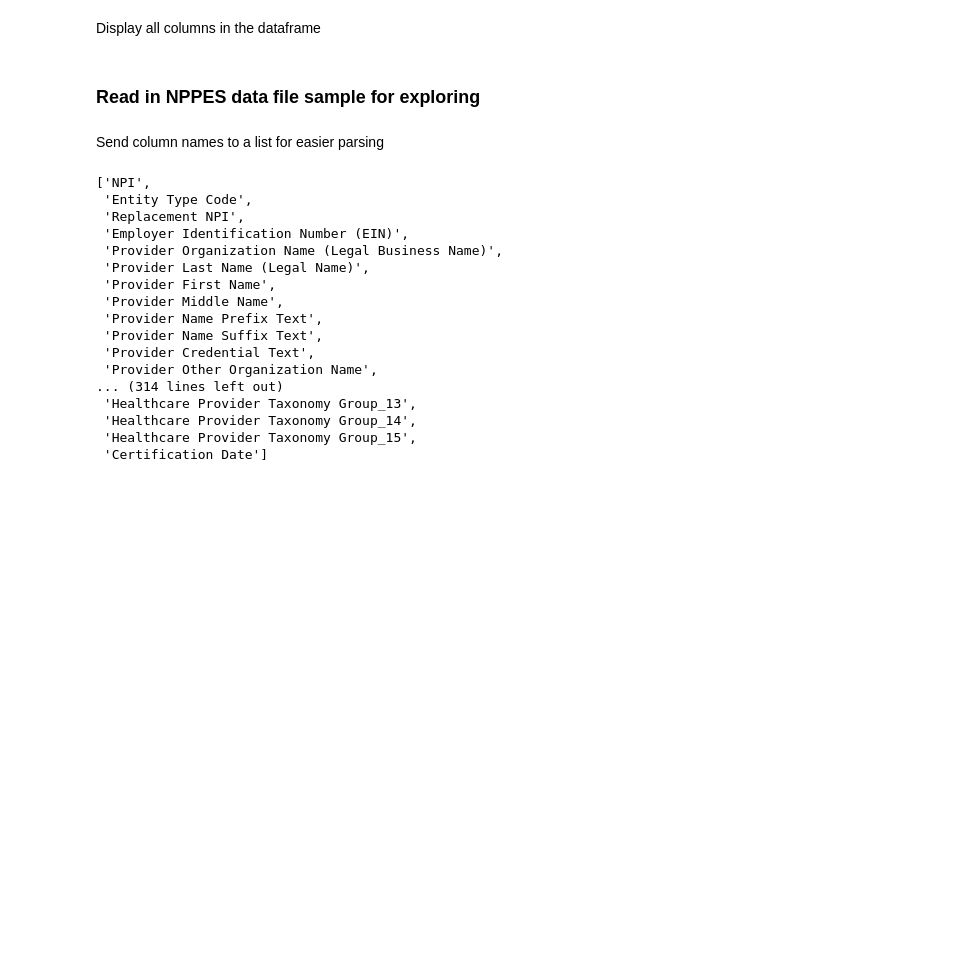
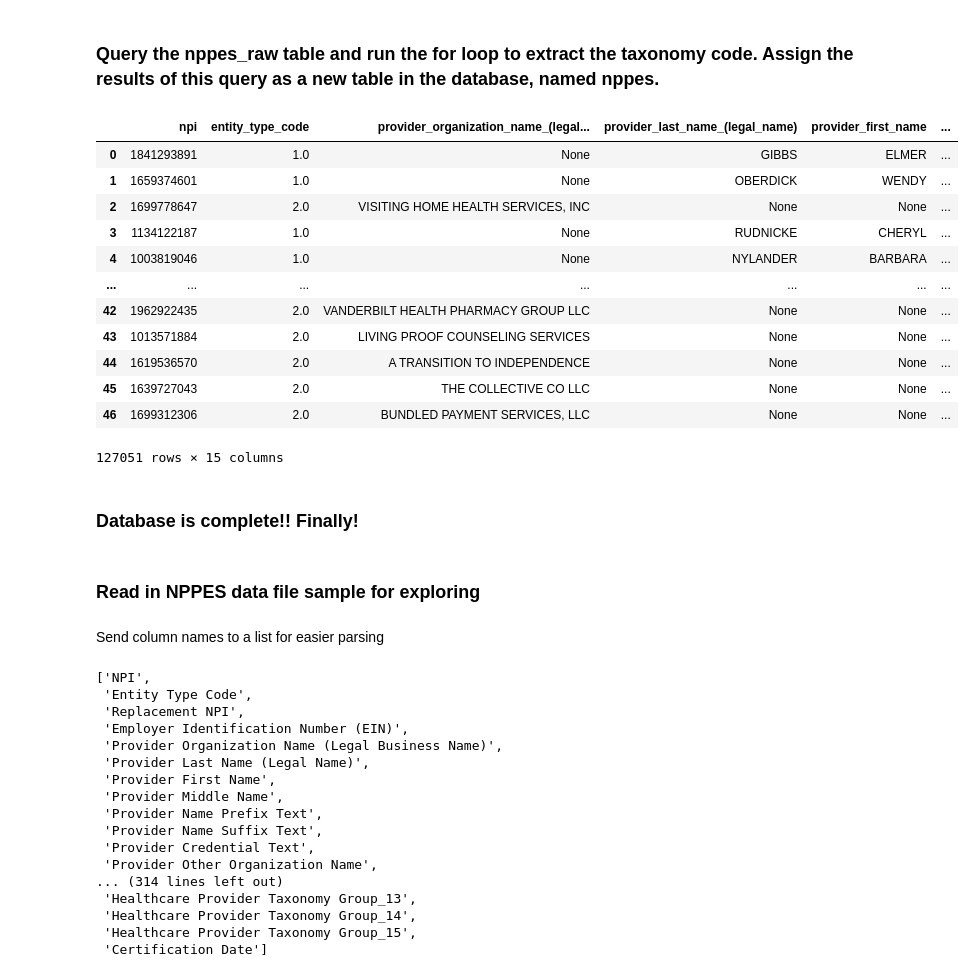
Before and after one commit to nss-data-science-cohort-4/hcbb_hop_team-aac_dog_moms, a Jupyter notebook: notebooks/ce_load_sql_nppes_db.ipynb, the cells around one changed output. Drawn from its saved outputs; the diff is of its cells as text; code cells hidden in the pictures; blank space fills up the shorter version.

```diff
--- a/notebooks/ce_load_sql_nppes_db.ipynb
+++ b/notebooks/ce_load_sql_nppes_db.ipynb
@@ -14,4 +44,2 @@ for chunk in tqdm(pd.read_csv('../data/NPPES_Data_Dissemination_February_2021/np
 # %%
 db.close()
-# %% [markdown]
-Display all columns in the dataframe
@@ -19,0 +46,2 @@ pd.options.display.max_columns = None
+# %% [markdown]
+### Query the nppes_raw table and run the for loop to extract the taxonomy code. Assign the results of this query as a new table in the database, named nppes.
@@ -19,0 +50,46 @@ pd.options.display.max_columns = None
+# %%
+df = pd.DataFrame()
+
+def run_query(n):
+    query = '''
+    SELECT npi,
+    entity_type_code,
+    [provider_organization_name_(legal_business_name)],
+    [provider_last_name_(legal_name)],
+    provider_first_name,
+    provider_middle_name,
+    provider_name_prefix_text,
+    provider_name_suffix_text,
+    provider_credential_text,
+    provider_first_line_business_mailing_address,
+    provider_second_line_business_mailing_address,
+    provider_business_mailing_address_city_name,
+    provider_business_mailing_address_state_name,
+    provider_business_mailing_address_postal_code,
+    healthcare_provider_taxonomy_code_{0} AS healthcare_provider_taxonomy_code
+    FROM nppes_raw
+    WHERE healthcare_provider_primary_taxonomy_switch_{0} = 'Y' AND
+    entity_type_code IN (1,2) AND
+    provider_business_mailing_address_state_name = 'TN'
+    '''.format(n)
+    df = pd.read_sql(query, db)
+    return df
+for i in range (1,16):
+    results = run_query(i)
+    df = df.append(results)
+# %%
+df
+# %% [output]
+|  | npi | entity_type_code | provider_organization_name_(legal... | provider_last_name_(legal_name) | provider_first_name | ... |
+| 0 | 1841293891 | 1.0 | None | GIBBS | ELMER | ... |
+| 1 | 1659374601 | 1.0 | None | OBERDICK | WENDY | ... |
+| 2 | 1699778647 | 2.0 | VISITING HOME HEALTH SERVICES, INC | None | None | ... |
+| 3 | 1134122187 | 1.0 | None | RUDNICKE | CHERYL | ... |
+| 4 | 1003819046 | 1.0 | None | NYLANDER | BARBARA | ... |
+| ... | ... | ... | ... | ... | ... | ... |
+| 42 | 1962922435 | 2.0 | VANDERBILT HEALTH PHARMACY GROUP LLC | None | None | ... |
+| 43 | 1013571884 | 2.0 | LIVING PROOF COUNSELING SERVICES | None | None | ... |
+| 44 | 1619536570 | 2.0 | A TRANSITION TO INDEPENDENCE | None | None | ... |
+| 45 | 1639727043 | 2.0 | THE COLLECTIVE CO LLC | None | None | ... |
+| 46 | 1699312306 | 2.0 | BUNDLED PAYMENT SERVICES, LLC | None | None | ... |
+127051 rows × 15 columns
@@ -20,3 +100,5 @@ pd.options.display.max_columns = None
+# %% [markdown]
+### Database is complete!! Finally!
 # %% [markdown]
 ### Read in NPPES data file sample for exploring
 # %%
```
Also changed, not shown: parts of 30 cells of this notebook.
